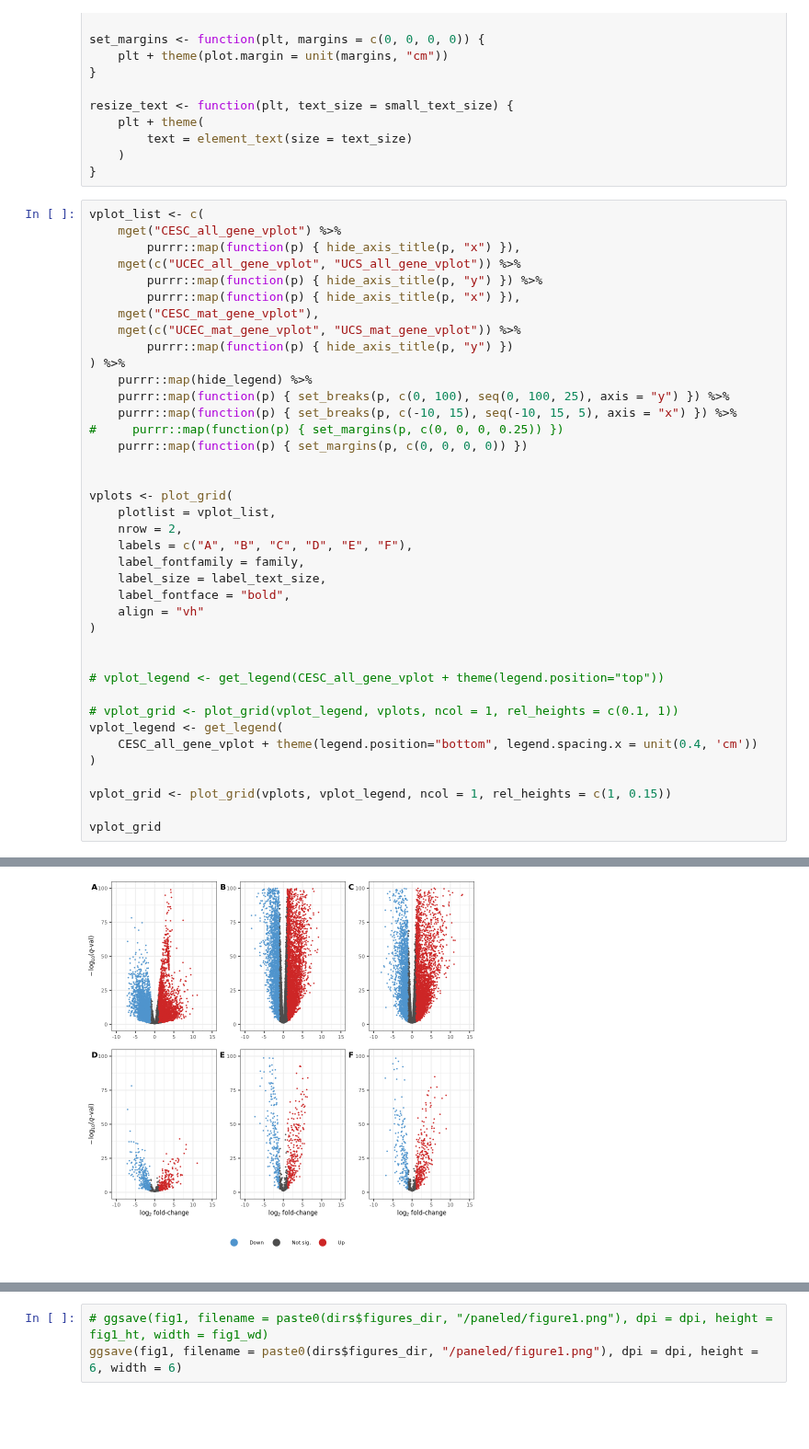
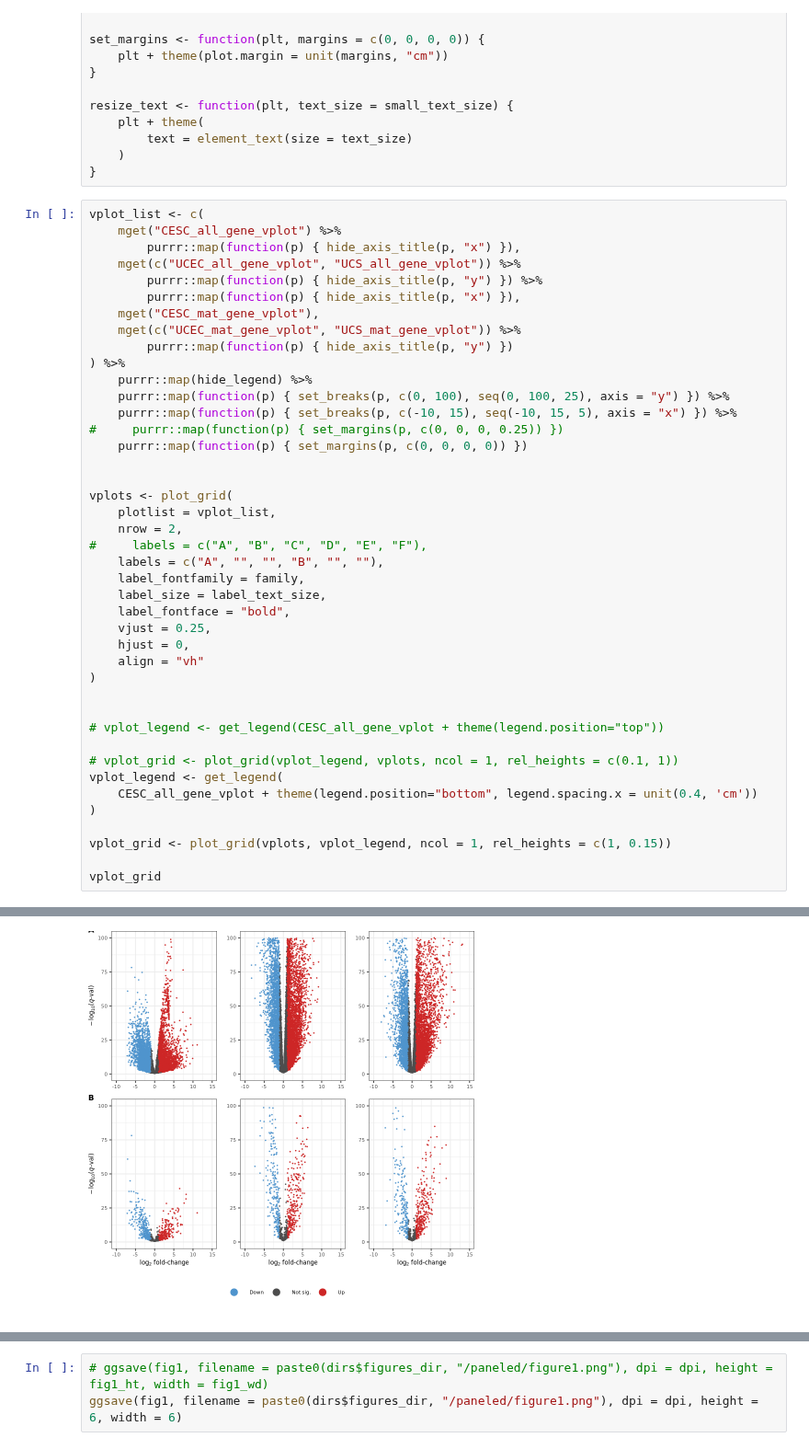
Before and after one commit to fogg-lab/characterizing-ecm-transcriptome-of-endometriosis, a Jupyter notebook: figures/figure_1.ipynb, the cells around one changed output, grey strips where cells are left out. Shown at 92% size. Saved outputs shown, nothing was run; the diff lists cells and outputs as text; blank space fills up the shorter version.

```diff
--- a/figures/figure_1.ipynb
+++ b/figures/figure_1.ipynb
@@ -96,35 +95,38 @@ vplot_list <- c(
     purrr::map(hide_legend) %>%
     purrr::map(function(p) { set_breaks(p, c(0, 100), seq(0, 100, 25), axis = "y") }) %>%
     purrr::map(function(p) { set_breaks(p, c(-10, 15), seq(-10, 15, 5), axis = "x") }) %>%
 #     purrr::map(function(p) { set_margins(p, c(0, 0, 0, 0.25)) })
     purrr::map(function(p) { set_margins(p, c(0, 0, 0, 0)) })
 
 
 vplots <- plot_grid(
     plotlist = vplot_list,
     nrow = 2,
-    labels = c("A", "B", "C", "D", "E", "F"),
+#     labels = c("A", "B", "C", "D", "E", "F"),
+    labels = c("A", "", "", "B", "", ""),
     label_fontfamily = family,
     label_size = label_text_size,
     label_fontface = "bold",
+    vjust = 0.25,
+    hjust = 0,
     align = "vh"
 )
 
 
 # vplot_legend <- get_legend(CESC_all_gene_vplot + theme(legend.position="top"))
 
 # vplot_grid <- plot_grid(vplot_legend, vplots, ncol = 1, rel_heights = c(0.1, 1))
 vplot_legend <- get_legend(
     CESC_all_gene_vplot + theme(legend.position="bottom", legend.spacing.x = unit(0.4, 'cm'))
 )
 
 vplot_grid <- plot_grid(vplots, vplot_legend, ncol = 1, rel_heights = c(1, 0.15))
 
 vplot_grid
 # %% [output]
 Warning message:
 "Removed 1 rows containing missing values (geom_point)."
-[figure, old version]
+[figure, new version]
 # %%
 ea_goplot_list <- c(
     mget(c("CESC_deg_goplot", "UCEC_deg_goplot")) %>%
```
Also changed, not shown: parts of 4 cells of this notebook, 9 other files.
